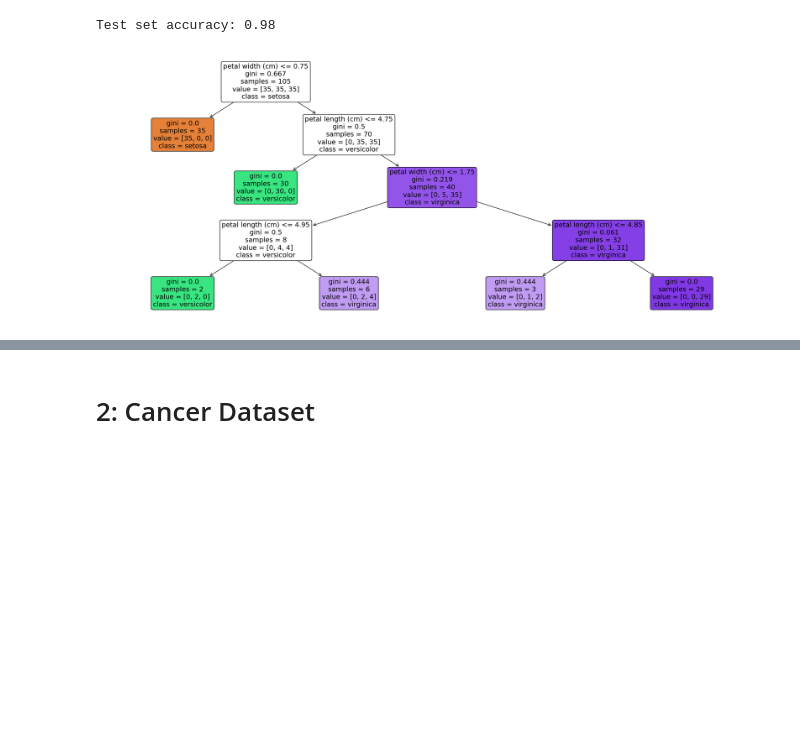
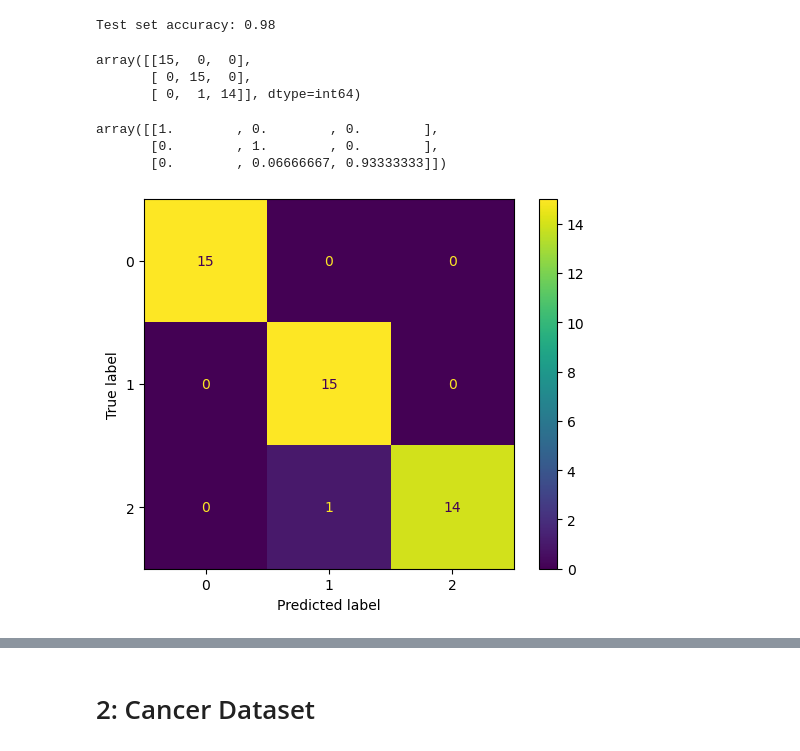
Before and after one commit to Gaurav-ABS/Computational-Machine-Learning, a Jupyter notebook: Tree_Model_Classification Decision Tree.ipynb, the cells around one changed output, grey strips where cells are left out. Cells and saved outputs as stored; diff of their text form; code cells hidden in the pictures; blank space fills up the shorter version.

```diff
--- a/Tree_Model_Classification Decision Tree.ipynb
+++ b/Tree_Model_Classification Decision Tree.ipynb
@@ -138,16 +173,29 @@ acc = accuracy_score(y_test, y_pred)
 print("Test set accuracy: {:.2f}".format(acc))
 # %% [output]
 Test set accuracy: 0.98
-# %%
-# Plot Tree
-
-from sklearn.tree import plot_tree
-plt.figure(figsize=(25,10))
-plot_iris = plot_tree(clf_tree,
-                      feature_names=iris.feature_names,
-                      class_names=iris.target_names,
-                      filled=True,
-                      rounded=True,
-                      fontsize=14)
-# %% [output]
-[figure, removed]
+# %%
+# confusion matrix
+from sklearn.metrics import confusion_matrix
+
+
+# confusion matrix without normalization
+confusion_matrix(y_test, y_pred)
+# %% [output]
+array([[15,  0,  0],
+       [ 0, 15,  0],
+       [ 0,  1, 14]], dtype=int64)
+# %%
+# confusion matrix without normalization
+confusion_matrix(y_test, y_pred, normalize='true')
+# %% [output]
+array([[1.        , 0.        , 0.        ],
+       [0.        , 1.        , 0.        ],
+       [0.        , 0.06666667, 0.93333333]])
+# %%
+# confusion matrix display
+from sklearn.metrics import ConfusionMatrixDisplay
+
+ConfusionMatrixDisplay.from_predictions(y_test, y_pred)
+plt.show()
+# %% [output]
+[figure, added]
```
Also changed, not shown: parts of 12 cells of this notebook.
